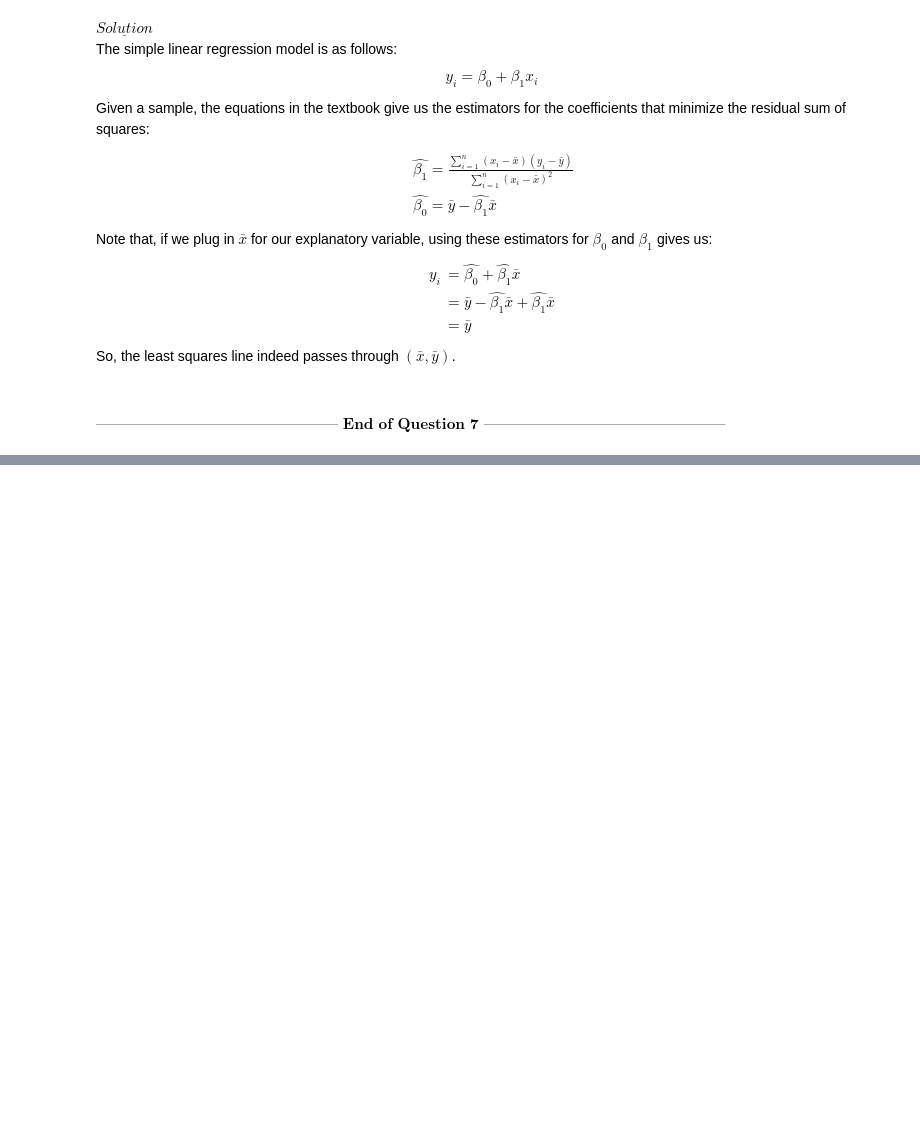
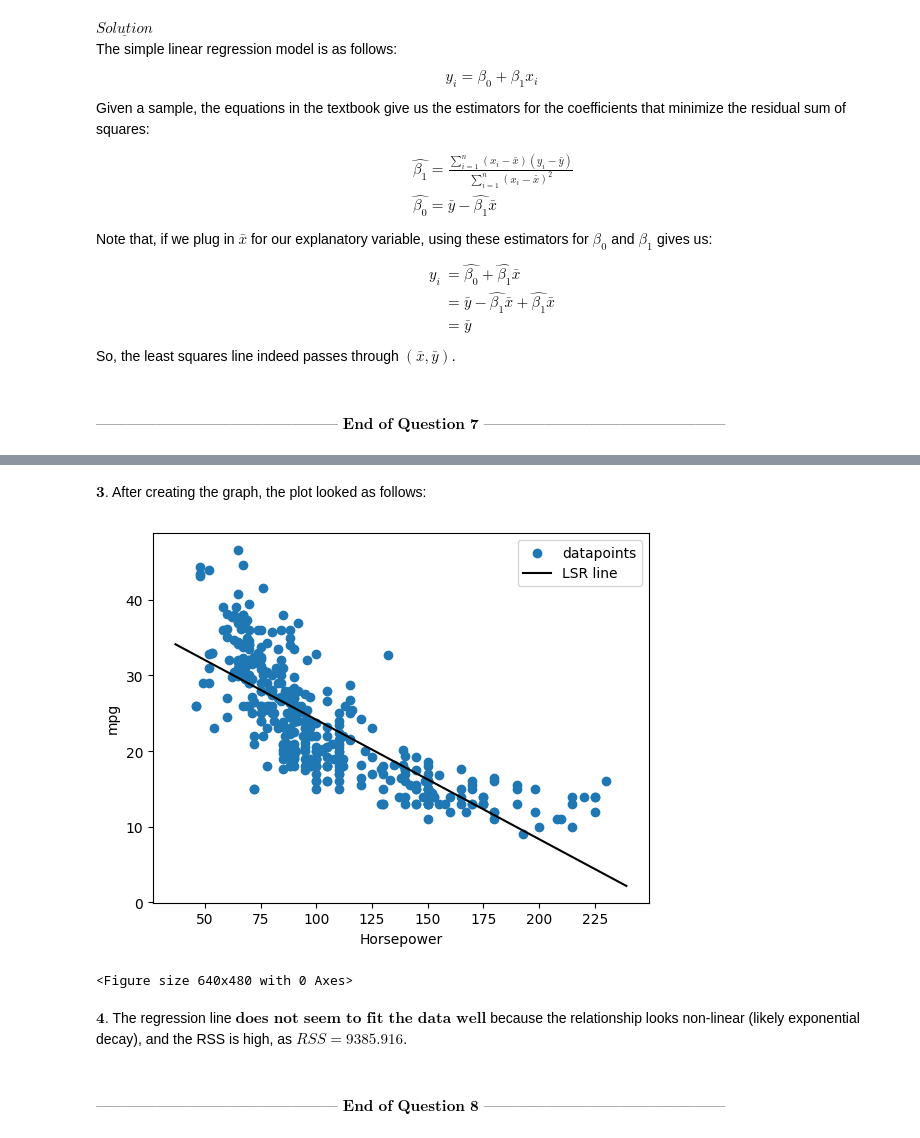
Before and after one commit to dg3358/Georgia-Tech-MATH-4803, a Jupyter notebook: HW 1/HW_1.ipynb, the cells around one changed output, grey strips where cells are left out. Saved outputs shown, nothing was run; the diff lists cells and outputs as text; code cells hidden in the pictures; blank space fills up the shorter version.

Commit message:
Question 8  finish

```diff
--- a/HW 1/HW_1.ipynb
+++ b/HW 1/HW_1.ipynb
@@ -263,0 +273,14 @@ import matplotlib.pyplot as plt
+# %%
+#Read in Data
+df = pd.read_csv('Auto.data', sep='\s+')
+
+
+#Find correct indices (ones with vals for horsepower and mpg)
+lengthData = len(df['mpg'])
+list_Indices = np.array([i for i in range(lengthData)])
+excludedRows = df.loc[df['horsepower'] == '?'].index.values
+regressionVals = np.setdiff1d(list_Indices, excludedRows);
+
+#create new dataframe including only non-? horsepower rows
+df_new = df.loc[regressionVals];
+df_new["horsepower"] = pd.to_numeric(df_new["horsepower"])
@@ -263,0 +289,6 @@ import matplotlib.pyplot as plt
+# %%
+#Run regression
+result = sm.ols(formula = "mpg ~ horsepower", data = df_new).fit();
+interceptVal = result.params["Intercept"];
+betaVal = result.params["horsepower"]
+print(result.summary());
@@ -263,0 +313,20 @@ import matplotlib.pyplot as plt
+# %% [markdown]
+$\textbf{3.}$ After creating the graph, the plot looked as follows:
+# %%
+plt.scatter(df_new["horsepower"], df_new["mpg"], label = 'datapoints');
+axes = plt.gca();
+x_vals = np.array(axes.get_xlim());
+y_vals = interceptVal + betaVal * x_vals;
+plt.plot(x_vals, y_vals, color = 'black', label = 'LSR line')
+plt.xlabel('Horsepower');
+plt.ylabel('mpg');
+plt.legend();
+plt.show();
+plt.clf();
+# %% [output]
+[figure, added]
+<Figure size 640x480 with 0 Axes>
+# %% [markdown]
+$\textbf{4.}$ The regression line $\textbf{does not seem to fit the data well}$ because the relationship looks non-linear (likely exponential decay), and the RSS is high, as $RSS = 9385.916$.
+# %% [markdown]
+#### $\textbf{------------------------------------------------ End of Question 8 ------------------------------------------------}$
```
Also changed, not shown: parts of 6 cells of this notebook.
